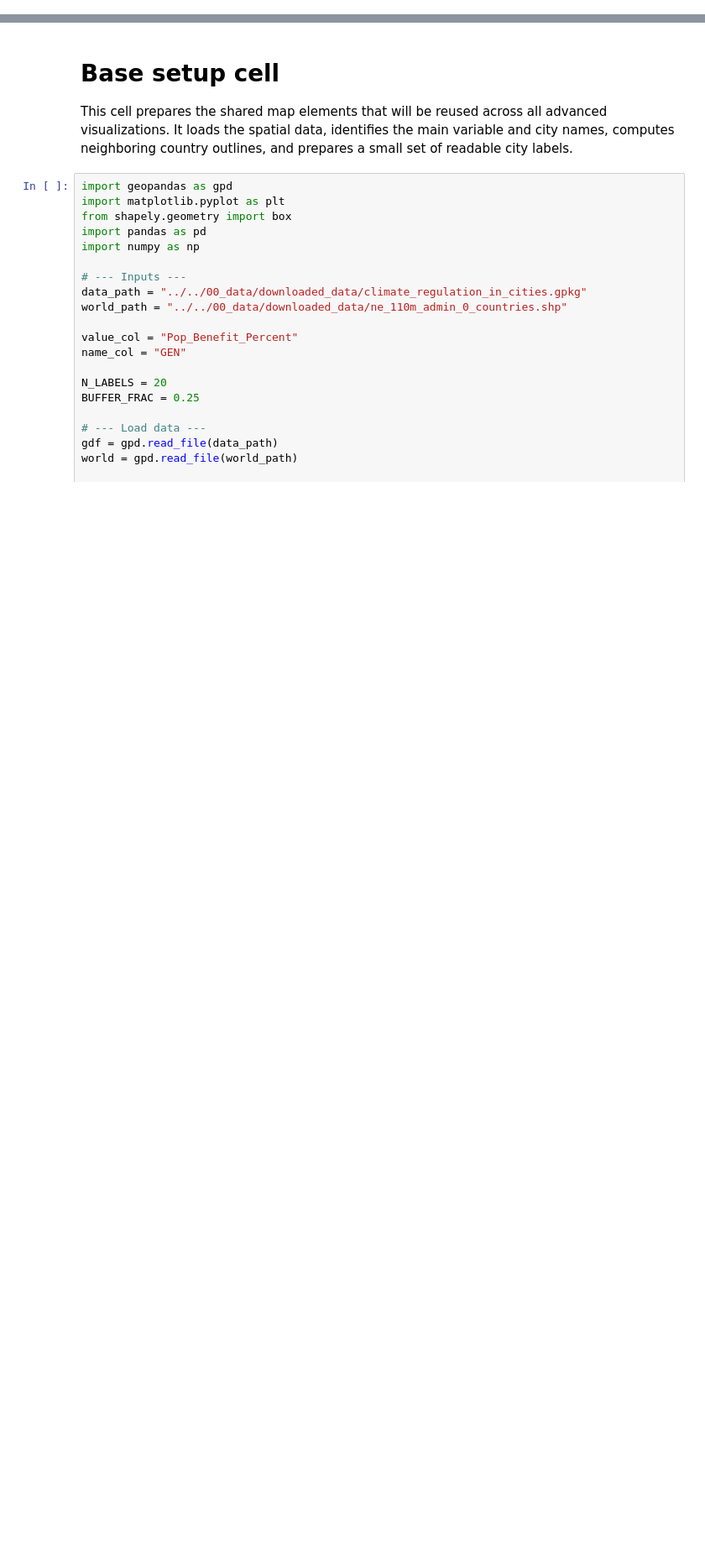
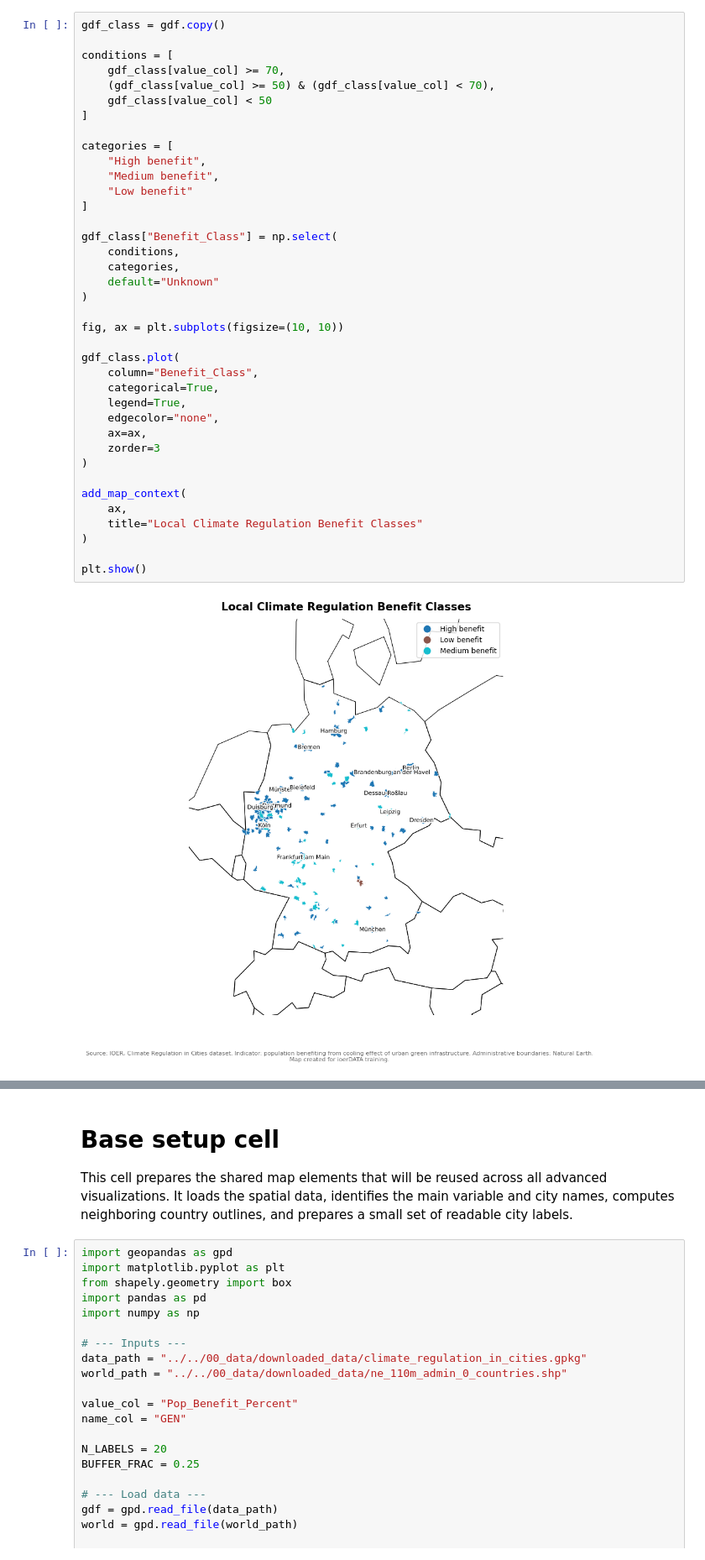
Before and after one commit to ioer-dresden/jupyter-book-ioerdata, a Jupyter notebook: notebooks/ioerdata_api/04_advanced_visualization.ipynb, the cells around one changed output, grey strips where cells are left out. Shown at 84% size. Saved outputs shown, nothing was run; the diff lists cells and outputs as text; blank space fills up the shorter version.

```diff
--- a/notebooks/ioerdata_api/04_advanced_visualization.ipynb
+++ b/notebooks/ioerdata_api/04_advanced_visualization.ipynb
@@ -10,0 +384,40 @@ Spatial data is data that includes information about where something is located.
+# %%
+gdf_class = gdf.copy()
+
+conditions = [
+    gdf_class[value_col] >= 70,
+    (gdf_class[value_col] >= 50) & (gdf_class[value_col] < 70),
+    gdf_class[value_col] < 50
+]
+
+categories = [
+    "High benefit",
+    "Medium benefit",
+    "Low benefit"
+]
+
+gdf_class["Benefit_Class"] = np.select(
+    conditions,
+    categories,
+    default="Unknown"
+)
+
+fig, ax = plt.subplots(figsize=(10, 10))
+
+gdf_class.plot(
+    column="Benefit_Class",
+    categorical=True,
+    legend=True,
+    edgecolor="none",
+    ax=ax,
+    zorder=3
+)
+
+add_map_context(
+    ax,
+    title="Local Climate Regulation Benefit Classes"
+)
+
+plt.show()
+# %% [output]
+[figure, added]
```
Also changed, not shown: parts of 25 cells of this notebook, 1 other file.
